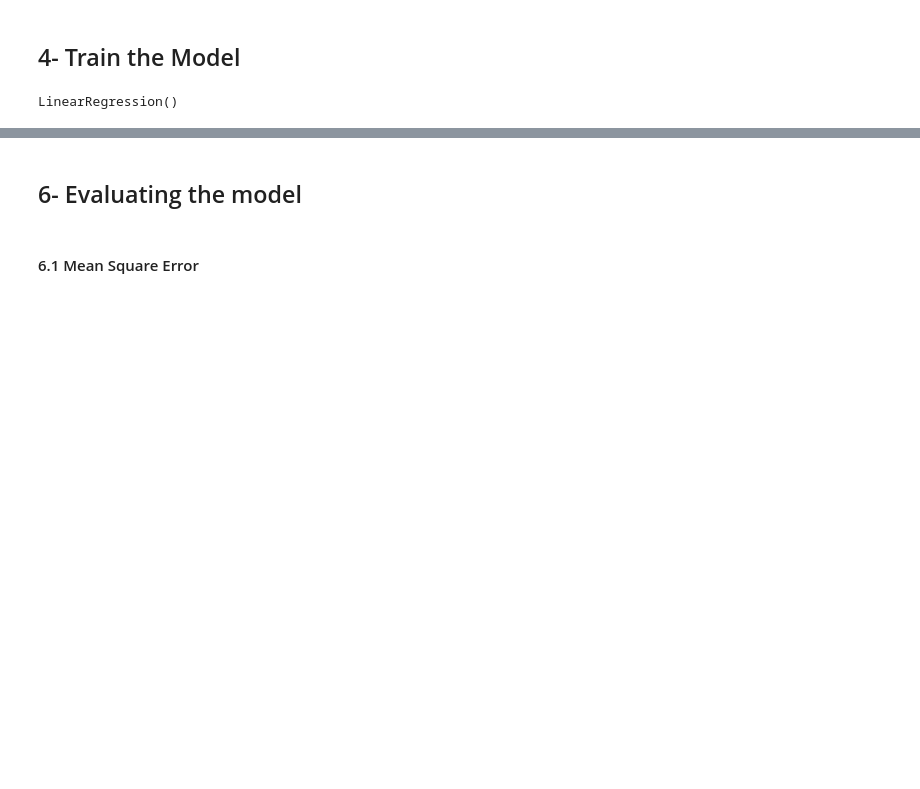
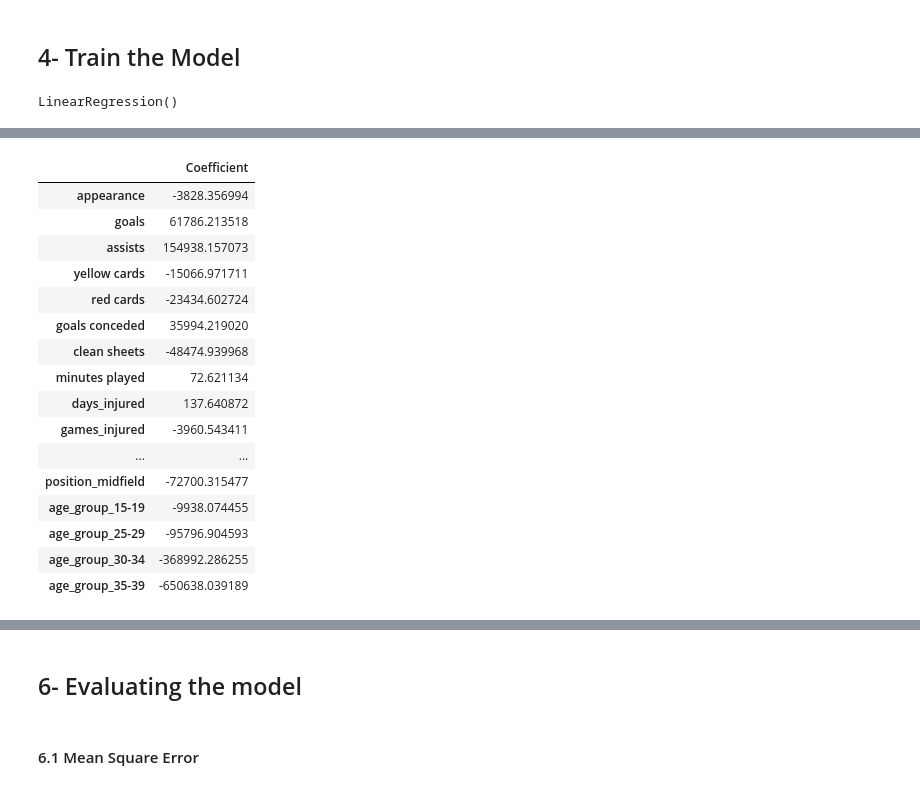
Before and after one commit to fileoy/Usecase-7, a Jupyter notebook: EDA explain template.ipynb, the cells around one changed output, grey strips where cells are left out. Drawn from its saved outputs; the diff is of its cells as text; code cells hidden in the pictures; blank space fills up the shorter version.

```diff
--- a/EDA explain template.ipynb
+++ b/EDA explain template.ipynb
@@ -457,3 +457,5 @@ ftblh_df.shape
 ## 3- Building the Model
 # %%
 model = LinearRegression()
+# %%
+ridge_model = Ridge()
@@ -460,3 +464,18 @@ model = LinearRegression()
+# %%
+param_grid = {
+    'alpha': [0, 0.0000003, 0.1, 0.5, 1, 5, 10, 50, 100]
+}
+grid_search_ridge = GridSearchCV(estimator=ridge_model,
+                           param_grid=param_grid,
+                           cv=5,
+                           scoring='neg_mean_squared_error',
+                           verbose=1)
+
+grid_search_lasso = GridSearchCV(estimator=lasso_model,
+                           param_grid=param_grid,
+                           cv=5,
+                           scoring='neg_mean_squared_error',
+                           verbose=1)
 # %% [markdown]
 ## 4- Train the Model
 # %%
@@ -470,0 +541,20 @@ y_pred = model.predict(X_test_scaled)
+# %%
+coeff_df_ridge
+# %% [output]
+|  | Coefficient |
+| appearance | -3828.356994 |
+| goals | 61786.213518 |
+| assists | 154938.157073 |
+| yellow cards | -15066.971711 |
+| red cards | -23434.602724 |
+| goals conceded | 35994.219020 |
+| clean sheets | -48474.939968 |
+| minutes played | 72.621134 |
+| days_injured | 137.640872 |
+| games_injured | -3960.543411 |
+| ... | ... |
+| position_midfield | -72700.315477 |
+| age_group_15-19 | -9938.074455 |
+| age_group_25-29 | -95796.904593 |
+| age_group_30-34 | -368992.286255 |
+| age_group_35-39 | -650638.039189 |
```
Also changed, not shown: parts of 20 cells of this notebook.
